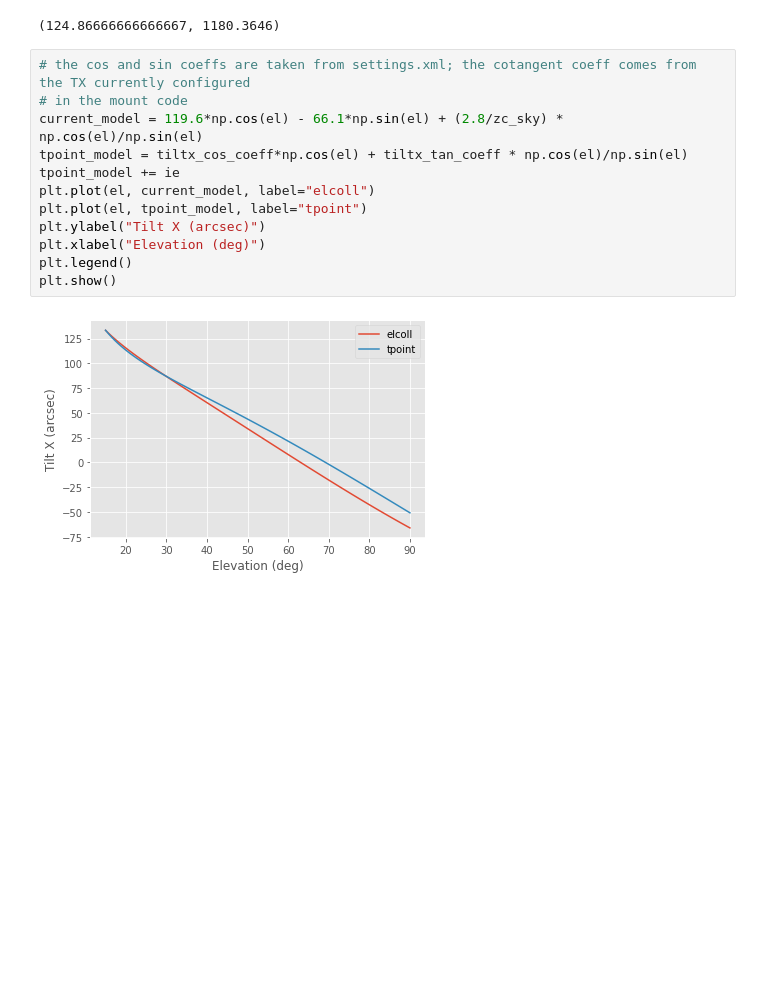
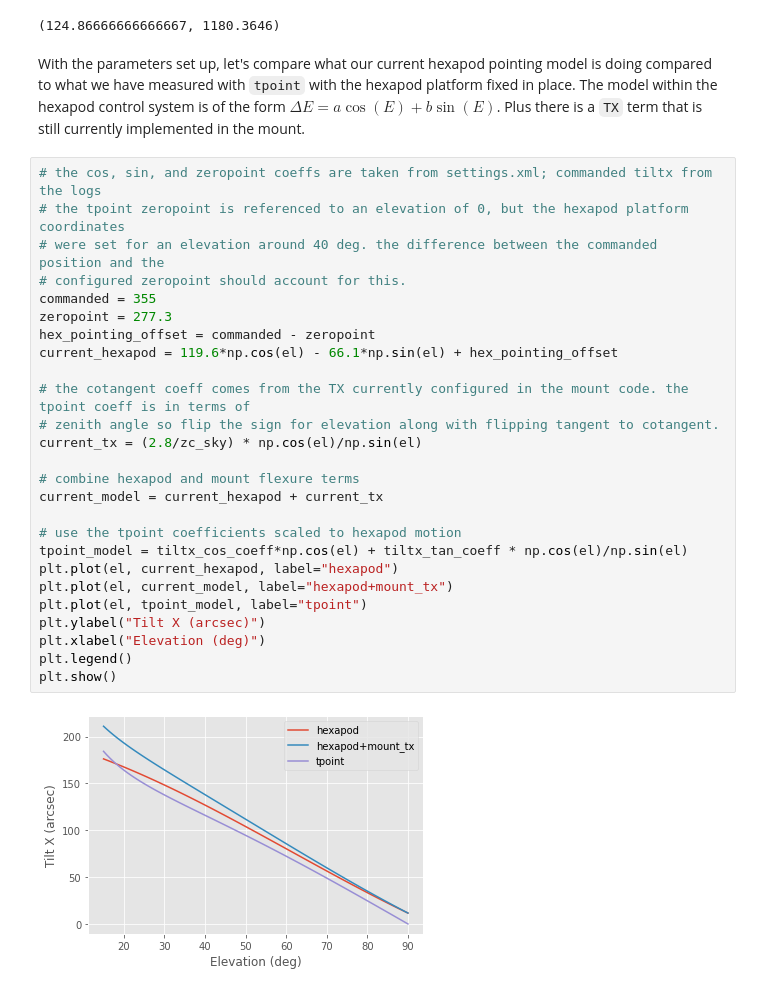
Before and after one commit to MMTObservatory/pointing_analysis, a Jupyter notebook: pointing_data/20200708/binospec_pointing.ipynb, the cells around one changed output. Cells and saved outputs as stored; diff of their text form; blank space fills up the shorter version.

Commit message:
more notebook edits; add figures for hese/hece fit and fit with no flexure model

```diff
--- a/pointing_data/20200708/binospec_pointing.ipynb
+++ b/pointing_data/20200708/binospec_pointing.ipynb
@@ -160,17 +160,33 @@ y_tan_coeff = zc_trans * tiltx_tan_coeff
 tiltx_cos_coeff, y_cos_coeff
 # %% [output]
 (124.86666666666667, 1180.3646)
+# %% [markdown]
+With the parameters set up, let's compare what our current hexapod pointing model is doing compared to what we have measured with `tpoint` with the hexapod platform fixed in place. The model within the hexapod control system is of the form $\Delta E = a \cos(E) + b \sin(E)$. Plus there is a `TX` term that is still currently implemented in the mount.
 # %%
-# the cos and sin coeffs are taken from settings.xml; the cotangent coeff comes from the TX currently configured
-# in the mount code
-current_model = 119.6*np.cos(el) - 66.1*np.sin(el) + (2.8/zc_sky) * np.cos(el)/np.sin(el)
+# the cos, sin, and zeropoint coeffs are taken from settings.xml; commanded tiltx from the logs
+# the tpoint zeropoint is referenced to an elevation of 0, but the hexapod platform coordinates
+# were set for an elevation around 40 deg. the difference between the commanded position and the
+# configured zeropoint should account for this.
+commanded = 355
+zeropoint = 277.3
+hex_pointing_offset = commanded - zeropoint
+current_hexapod = 119.6*np.cos(el) - 66.1*np.sin(el) + hex_pointing_offset
+
+# the cotangent coeff comes from the TX currently configured in the mount code. the tpoint coeff is in terms of
+# zenith angle so flip the sign for elevation along with flipping tangent to cotangent.
+current_tx = (2.8/zc_sky) * np.cos(el)/np.sin(el)
+
+# combine hexapod and mount flexure terms
+current_model = current_hexapod + current_tx
+
+# use the tpoint coefficients scaled to hexapod motion
 tpoint_model = tiltx_cos_coeff*np.cos(el) + tiltx_tan_coeff * np.cos(el)/np.sin(el)
-tpoint_model += ie
-plt.plot(el, current_model, label="elcoll")
+plt.plot(el, current_hexapod, label="hexapod")
+plt.plot(el, current_model, label="hexapod+mount_tx")
 plt.plot(el, tpoint_model, label="tpoint")
 plt.ylabel("Tilt X (arcsec)")
 plt.xlabel("Elevation (deg)")
 plt.legend()
 plt.show()
 # %% [output]
-[figure, old version]
+[figure, new version]
```
Also changed, not shown: parts of 7 cells of this notebook, 2 other files.
